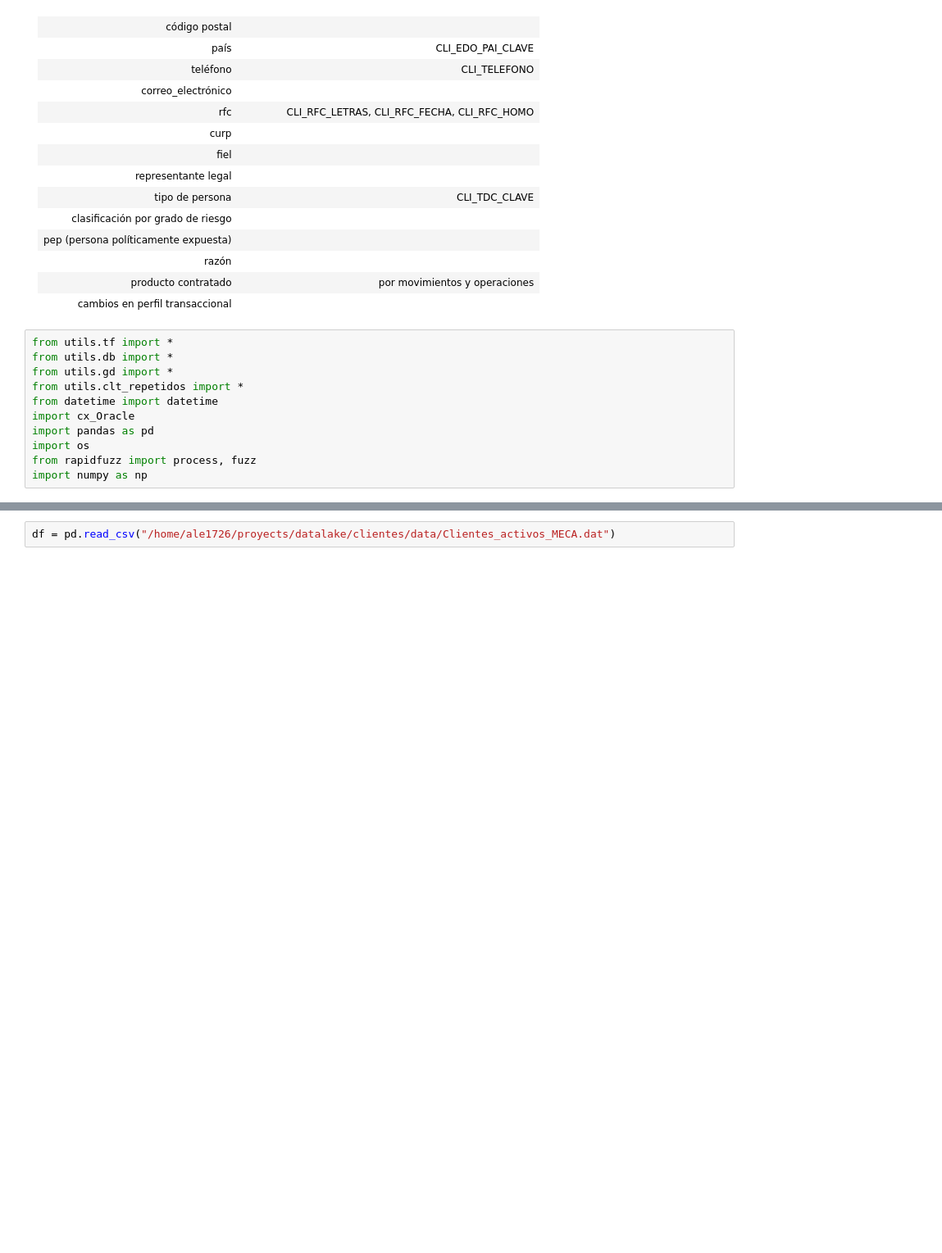
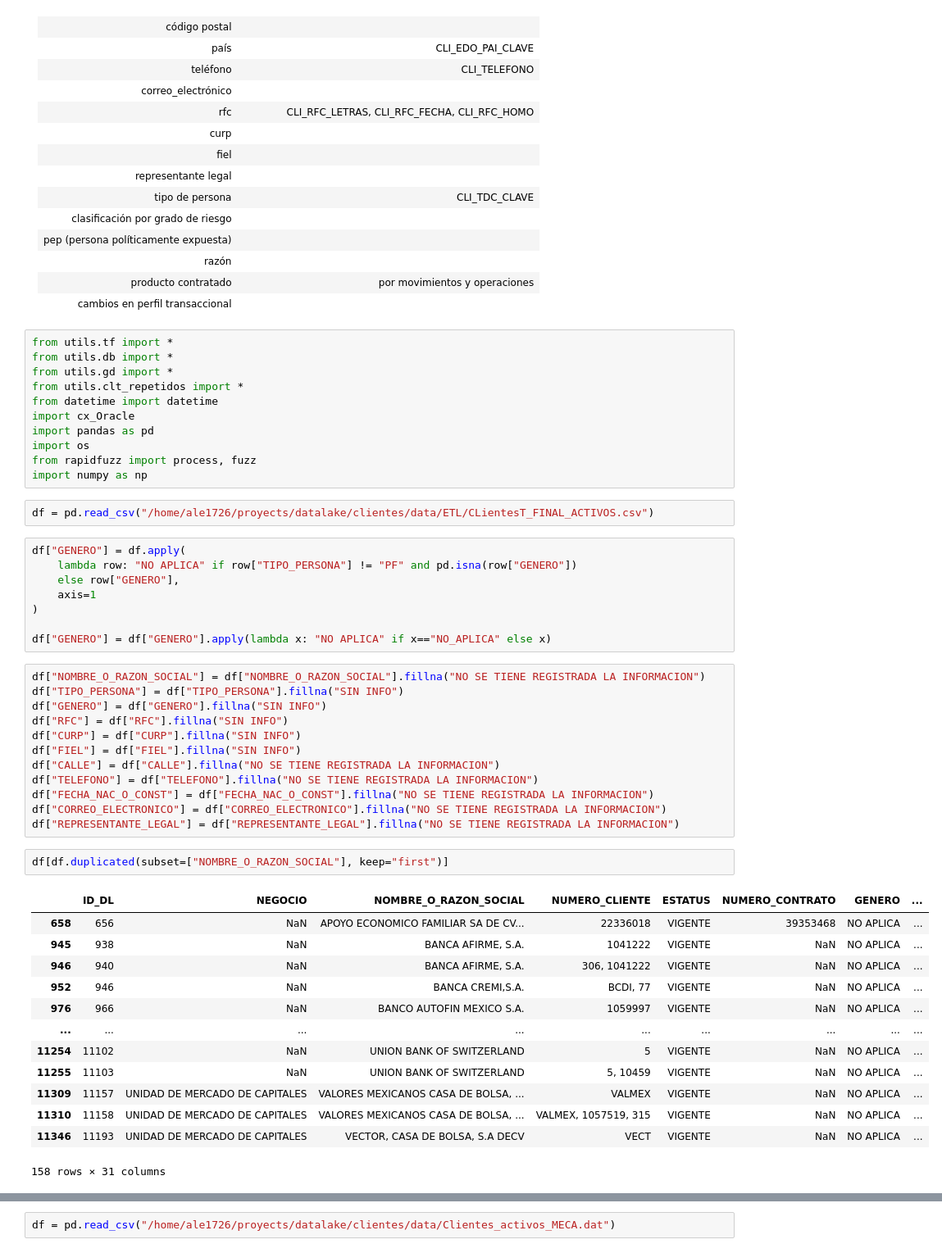
Before and after one commit to Ale1726/clientes_eda, a Jupyter notebook: meca_descripcion.ipynb, the cells around one changed output, grey strips where cells are left out. Shown at 82% size. Saved outputs shown, nothing was run; the diff lists cells and outputs as text; blank space fills up the shorter version.

```diff
--- a/meca_descripcion.ipynb
+++ b/meca_descripcion.ipynb
@@ -46,3 +46,41 @@ import pandas as pd
 import os
 from rapidfuzz import process, fuzz
 import numpy as np
+# %%
+df = pd.read_csv("/home/ale1726/proyects/datalake/clientes/data/ETL/CLientesT_FINAL_ACTIVOS.csv")
+# %%
+df["GENERO"] = df.apply(
+    lambda row: "NO APLICA" if row["TIPO_PERSONA"] != "PF" and pd.isna(row["GENERO"])
+    else row["GENERO"],
+    axis=1
+)
+
+df["GENERO"] = df["GENERO"].apply(lambda x: "NO APLICA" if x=="NO_APLICA" else x)
+# %%
+df["NOMBRE_O_RAZON_SOCIAL"] = df["NOMBRE_O_RAZON_SOCIAL"].fillna("NO SE TIENE REGISTRADA LA INFORMACION")
+df["TIPO_PERSONA"] = df["TIPO_PERSONA"].fillna("SIN INFO")
+df["GENERO"] = df["GENERO"].fillna("SIN INFO")
+df["RFC"] = df["RFC"].fillna("SIN INFO")
+df["CURP"] = df["CURP"].fillna("SIN INFO")
+df["FIEL"] = df["FIEL"].fillna("SIN INFO")
+df["CALLE"] = df["CALLE"].fillna("NO SE TIENE REGISTRADA LA INFORMACION")
+df["TELEFONO"] = df["TELEFONO"].fillna("NO SE TIENE REGISTRADA LA INFORMACION")
+df["FECHA_NAC_O_CONST"] = df["FECHA_NAC_O_CONST"].fillna("NO SE TIENE REGISTRADA LA INFORMACION")
+df["CORREO_ELECTRONICO"] = df["CORREO_ELECTRONICO"].fillna("NO SE TIENE REGISTRADA LA INFORMACION")
+df["REPRESENTANTE_LEGAL"] = df["REPRESENTANTE_LEGAL"].fillna("NO SE TIENE REGISTRADA LA INFORMACION")
+# %%
+df[df.duplicated(subset=["NOMBRE_O_RAZON_SOCIAL"], keep="first")]
+# %% [output]
+|  | ID_DL | NEGOCIO | NOMBRE_O_RAZON_SOCIAL | NUMERO_CLIENTE | ESTATUS | NUMERO_CONTRATO | GENERO | ... |
+| 658 | 656 | NaN | APOYO ECONOMICO FAMILIAR SA DE CV... | 22336018 | VIGENTE | 39353468 | NO APLICA | ... |
+| 945 | 938 | NaN | BANCA AFIRME, S.A. | 1041222 | VIGENTE | NaN | NO APLICA | ... |
+| 946 | 940 | NaN | BANCA AFIRME, S.A. | 306, 1041222 | VIGENTE | NaN | NO APLICA | ... |
+| 952 | 946 | NaN | BANCA CREMI,S.A. | BCDI, 77 | VIGENTE | NaN | NO APLICA | ... |
+| 976 | 966 | NaN | BANCO AUTOFIN MEXICO S.A. | 1059997 | VIGENTE | NaN | NO APLICA | ... |
+| ... | ... | ... | ... | ... | ... | ... | ... | ... |
+| 11254 | 11102 | NaN | UNION BANK OF SWITZERLAND | 5 | VIGENTE | NaN | NO APLICA | ... |
+| 11255 | 11103 | NaN | UNION BANK OF SWITZERLAND | 5, 10459 | VIGENTE | NaN | NO APLICA | ... |
+| 11309 | 11157 | UNIDAD DE MERCADO DE CAPITALES | VALORES MEXICANOS CASA DE BOLSA, ... | VALMEX | VIGENTE | NaN | NO APLICA | ... |
+| 11310 | 11158 | UNIDAD DE MERCADO DE CAPITALES | VALORES MEXICANOS CASA DE BOLSA, ... | VALMEX, 1057519, 315 | VIGENTE | NaN | NO APLICA | ... |
+| 11346 | 11193 | UNIDAD DE MERCADO DE CAPITALES | VECTOR, CASA DE BOLSA, S.A DECV | VECT | VIGENTE | NaN | NO APLICA | ... |
+158 rows × 31 columns
```
Also changed, not shown: parts of 7 cells of this notebook, 15 other files.
